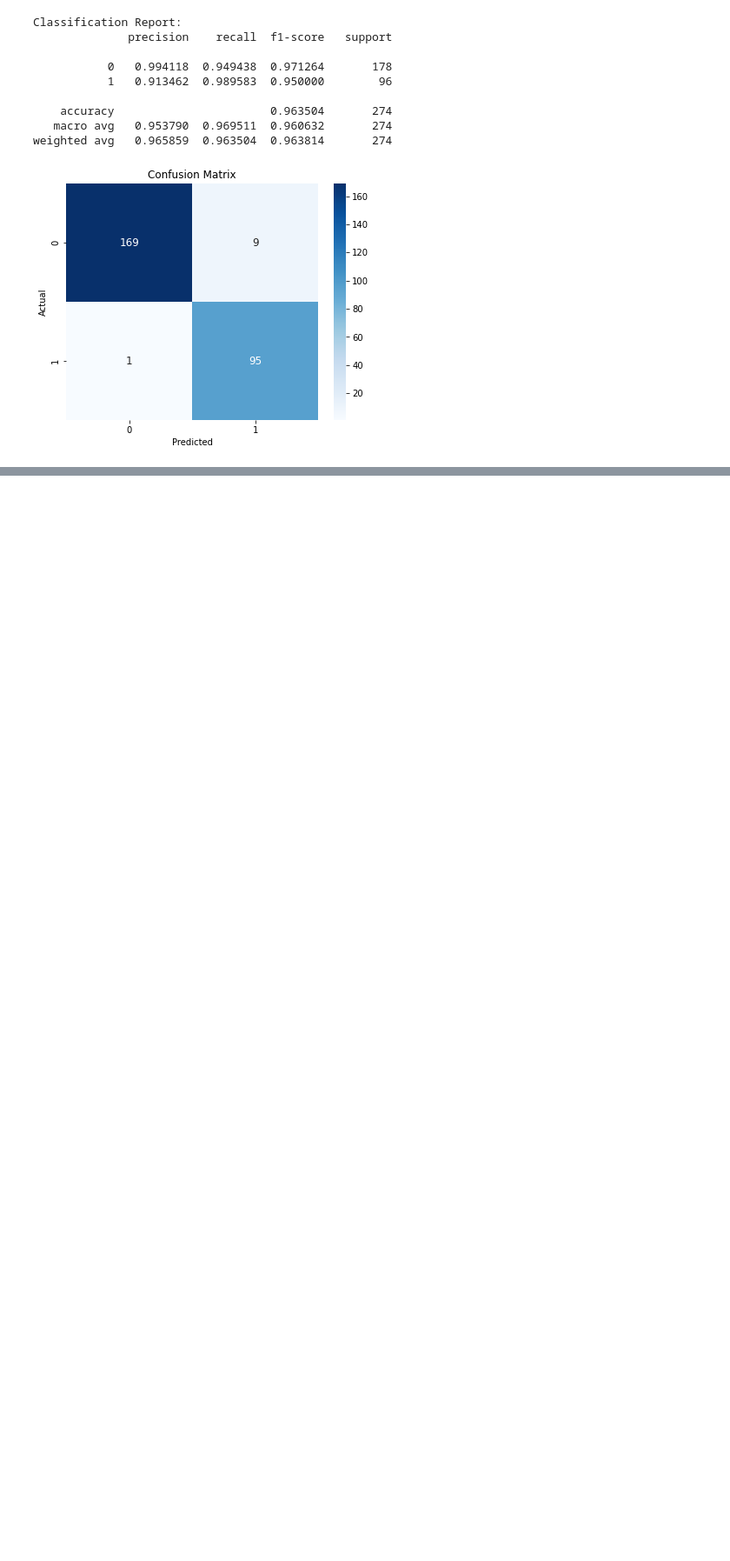
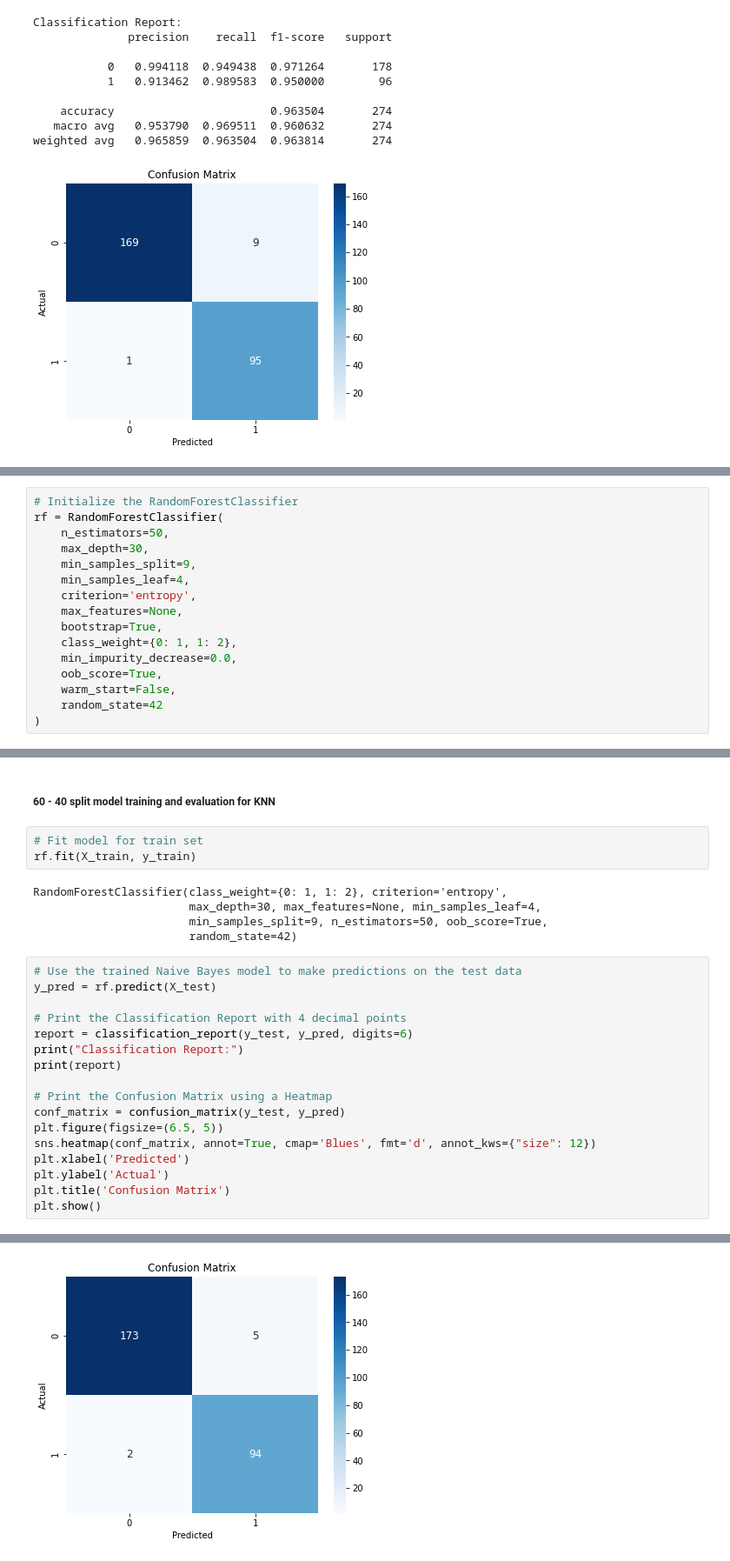
Before and after one commit to Anuvathan/Breast_Cancer_Benign_Malign_Prediction, a Jupyter notebook: main.ipynb, the cells around one changed output, grey strips where cells are left out. Shown at 87% size. Drawn from its saved outputs; the diff is of its cells as text; blank space fills up the shorter version.

```diff
--- a/hjvsbhf.ipynb
+++ b/main.ipynb
@@ -582,0 +834,16 @@ weighted avg   0.965859  0.963504  0.963814       274
+# %%
+# Initialize the RandomForestClassifier
+rf = RandomForestClassifier(
+    n_estimators=50,
+    max_depth=30,
+    min_samples_split=9,
+    min_samples_leaf=4,
+    criterion='entropy',
+    max_features=None,
+    bootstrap=True,
+    class_weight={0: 1, 1: 2},
+    min_impurity_decrease=0.0,
+    oob_score=True,
+    warm_start=False,
+    random_state=42
+)
@@ -582,0 +952,28 @@ weighted avg   0.965859  0.963504  0.963814       274
+# %% [markdown]
+##### 60 - 40 split model training and evaluation for KNN
+# %%
+# Fit model for train set
+rf.fit(X_train, y_train)
+# %% [output]
+RandomForestClassifier(class_weight={0: 1, 1: 2}, criterion='entropy',
+                       max_depth=30, max_features=None, min_samples_leaf=4,
+                       min_samples_split=9, n_estimators=50, oob_score=True,
+                       random_state=42)
+# %%
+# Use the trained Naive Bayes model to make predictions on the test data
+y_pred = rf.predict(X_test)
+
+# Print the Classification Report with 4 decimal points
+report = classification_report(y_test, y_pred, digits=6)
+print("Classification Report:")
+print(report)
+
+# Print the Confusion Matrix using a Heatmap
+conf_matrix = confusion_matrix(y_test, y_pred)
+plt.figure(figsize=(6.5, 5))
+sns.heatmap(conf_matrix, annot=True, cmap='Blues', fmt='d', annot_kws={"size": 12})
+plt.xlabel('Predicted')
+plt.ylabel('Actual')
+plt.title('Confusion Matrix')
+plt.show()
+# %% [output]
@@ -582,0 +989 @@ weighted avg   0.965859  0.963504  0.963814       274
+[figure, added]
```
Also changed, not shown: parts of 24 cells of this notebook.
